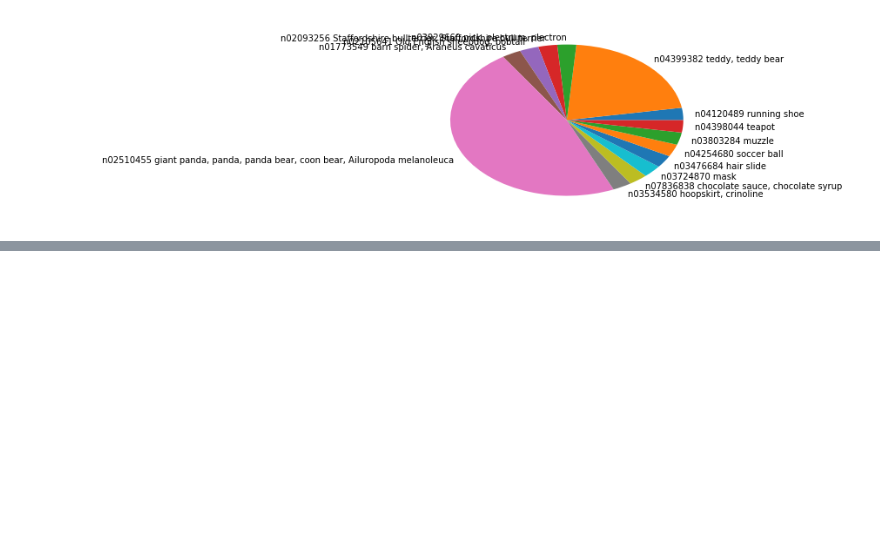
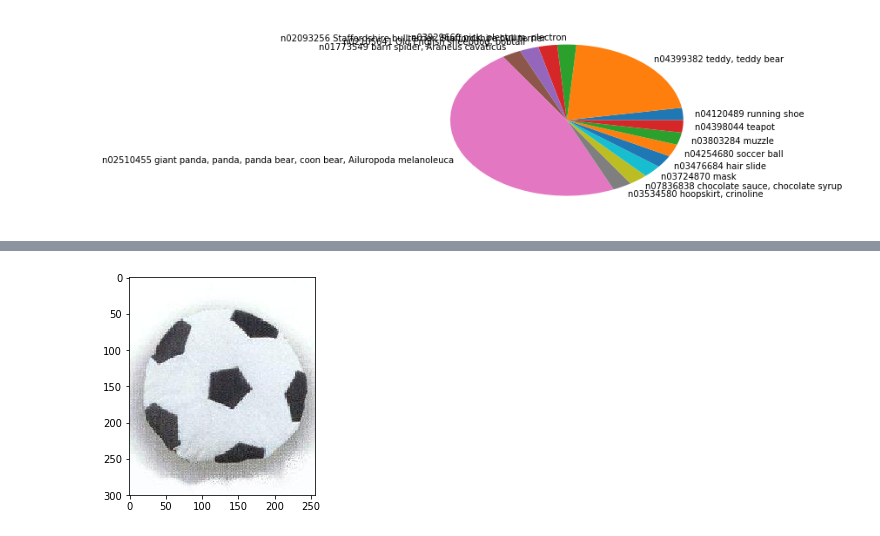
Before and after one commit to vitessedata/quicksetup, a Jupyter notebook: docker/nb/googlenet.ipynb, the cells around one changed output, grey strips where cells are left out. Cells and saved outputs as stored; diff of their text form; code cells hidden in the pictures; blank space fills up the shorter version.

```diff
--- a/docker/nb/googlenet.ipynb
+++ b/docker/nb/googlenet.ipynb
@@ -148,0 +229,10 @@ pc.draw()
+# %%
+# Now, display a few images that we found.   Remember we classified a panda as soccer ball before?
+# googlenet also thinks a few soccer balls are pandas.  Let's take a look.
+# Not nearly as cute.
+panda = cv2.imread("/home/mluser/quicksetup/u16.alveo/xdrive/images/101_ObjectCategories/soccer_ball/image_0031.jpg")
+panda = cv2.cvtColor(panda, cv2.COLOR_BGR2RGB)
+plt.imshow(panda)
+plt.show()
+# %% [output]
+[figure, added]
```
Also changed, not shown: parts of 9 cells of this notebook, 4 other files.
